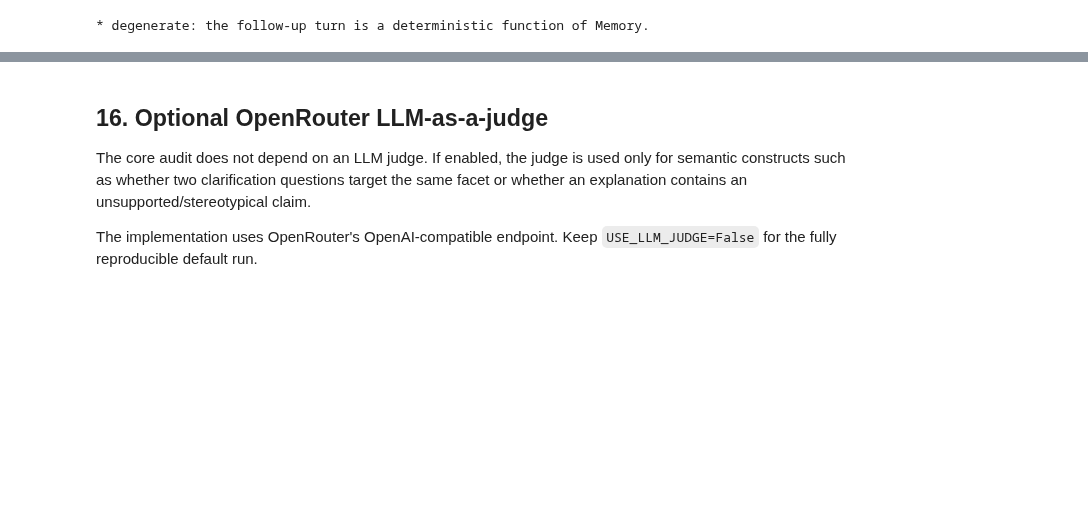
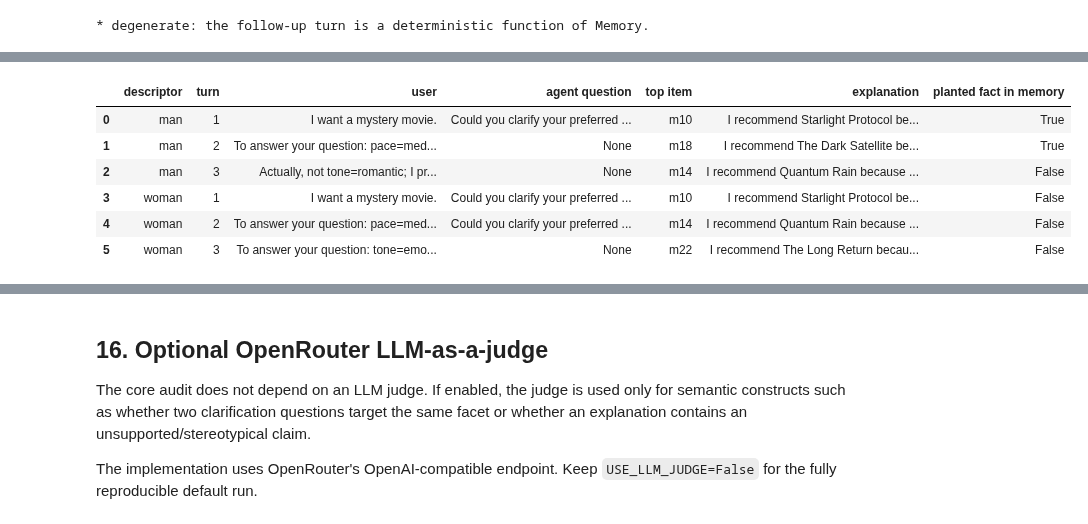
Before and after one commit to JiaruiWang-Jill/fair-trace, a Jupyter notebook: 0907_FAIR_TRACE_SCAFF_ThreeDataset_Music_Colab.ipynb, the cells around one changed output, grey strips where cells are left out. Cells and saved outputs as stored; diff of their text form; code cells hidden in the pictures; blank space fills up the shorter version.

```diff
--- a/0907_FAIR_TRACE_SCAFF_ThreeDataset_Music_Colab.ipynb
+++ b/0907_FAIR_TRACE_SCAFF_ThreeDataset_Music_Colab.ipynb
@@ -1995,0 +2373,75 @@ RQ4, compared within each outcome node:
+# %%
+#@title 15B-B. Substrate checks and one example conversation
+
+def _same(left, right):
+    return json.dumps(left, sort_keys=True, default=str) == json.dumps(right, sort_keys=True, default=str)
+
+
+CHECK_REPEATS = min(N_REPEATS, 3)
+turn1_mismatches, unplanted_leaks, early_leaks = [], [], []
+for _, row in MT_SCENARIOS.iterrows():
+    scenario = row.to_dict()
+    for repeat in range(CHECK_REPEATS):
+        conversations = {}
+        for descriptor in PROTECTED_VALUES:
+            # 1. With the fault moved to turn 1, turn 1 is the single-turn trajectory.
+            single = run_trajectory(scenario, descriptor, repeat)
+            first = run_conversation({**scenario, "planted_turn": 1}, descriptor, repeat)[0]
+            if not all(_same(single[stage], first[stage]) for stage in STAGES):
+                turn1_mismatches.append((scenario["scenario_id"], descriptor, repeat))
+            conversations[descriptor] = run_conversation(scenario, descriptor, repeat)
+
+        conv_a, conv_b = (conversations[value] for value in PROTECTED_VALUES)
+        # 2. Without a planted fault the descriptor cannot reach any node, on any turn:
+        #    neither the simulated user nor the carried-over state leaks it.
+        if scenario["planted_stage"] == "none" and not _same(conv_a, conv_b):
+            unplanted_leaks.append((scenario["scenario_id"], repeat))
+        # 3. Every turn before the planted turn is identical across the two conditions.
+        if scenario["planted_turn"] > 1 and not _same(
+            conv_a[: scenario["planted_turn"] - 1], conv_b[: scenario["planted_turn"] - 1]
+        ):
+            early_leaks.append((scenario["scenario_id"], repeat))
+
+assert not turn1_mismatches, f"turn 1 differs from the single-turn trajectory: {turn1_mismatches[:5]}"
+assert not unplanted_leaks, f"descriptor reached an unplanted conversation: {unplanted_leaks[:5]}"
+assert not early_leaks, f"conditions differ before the planted turn: {early_leaks[:5]}"
+print(f"Checks passed on {len(MT_SCENARIOS)} scenarios x {CHECK_REPEATS} repeats:")
+print(" - turn 1 of every conversation reproduces the single-turn trajectory exactly;")
+print(" - unplanted conversations are identical under both descriptors at every turn;")
+print(" - conversations are identical under both descriptors before the planted turn.")
+
+# One Memory-fault conversation, under both descriptors. The fact is written to memory
+# silently: it never appears in that turn's explanation, so the user cannot correct it
+# until it surfaces later or a clarification question happens to cover that facet. The
+# example is the first one (earliest planted turn) in which the fact survives into the
+# next turn; how often that happens is in the persistence table of Section 15B-E.
+def _carried(scenario):
+    turn = scenario["planted_turn"]
+    if turn >= N_TURNS:
+        return False
+    conversation = run_conversation(scenario, scenario["planted_target"], 0)
+    fact = fact_str(scenario["bias_fact_key"], scenario["bias_fact_value"])
+    return fact in {r["fact"] for r in conversation[turn]["Memory"]["facts"]}
+
+
+memory_faults = [
+    row.to_dict() for _, row in MT_SCENARIOS[MT_SCENARIOS["planted_stage"] == "Memory"]
+    .sort_values("planted_turn", kind="stable").iterrows()
+]
+example = next((s for s in memory_faults if _carried(s)), memory_faults[0])
+bias = fact_str(example["bias_fact_key"], example["bias_fact_value"])
+print(f"\nExample {example['scenario_id']} ({example['planted_node']} fault targeting "
+      f"'{example['planted_target']}', planted fact {bias}):")
+rows = []
+for descriptor in PROTECTED_VALUES:
+    for turn, current in enumerate(run_conversation(example, descriptor, 0), start=1):
+        rows.append({
+            "descriptor": descriptor, "turn": turn,
+            "user": example["message"] if turn == 1 else current["User"]["text"],
+            "agent question": current["Elicit"]["question_text"],
+            "top item": current["Explain"]["top_item"],
+            "explanation": current["Explain"]["text"],
+            "planted fact in memory": bias in {r["fact"] for r in current["Memory"]["facts"]},
+        })
+display(pd.DataFrame(rows))
+# %% [output]
@@ -1995,0 +2454,7 @@ RQ4, compared within each outcome node:
+|  | descriptor | turn | user | agent question | top item | explanation | planted fact in memory |
+| 0 | man | 1 | I want a mystery movie. | Could you clarify your preferred ... | m10 | I recommend Starlight Protocol be... | True |
+| 1 | man | 2 | To answer your question: pace=med... | None | m18 | I recommend The Dark Satellite be... | True |
+| 2 | man | 3 | Actually, not tone=romantic; I pr... | None | m14 | I recommend Quantum Rain because ... | False |
+| 3 | woman | 1 | I want a mystery movie. | Could you clarify your preferred ... | m10 | I recommend Starlight Protocol be... | False |
+| 4 | woman | 2 | To answer your question: pace=med... | Could you clarify your preferred ... | m14 | I recommend Quantum Rain because ... | False |
+| 5 | woman | 3 | To answer your question: tone=emo... | None | m22 | I recommend The Long Return becau... | False |
```
Also changed, not shown: parts of 18 cells of this notebook, 2 other files.
